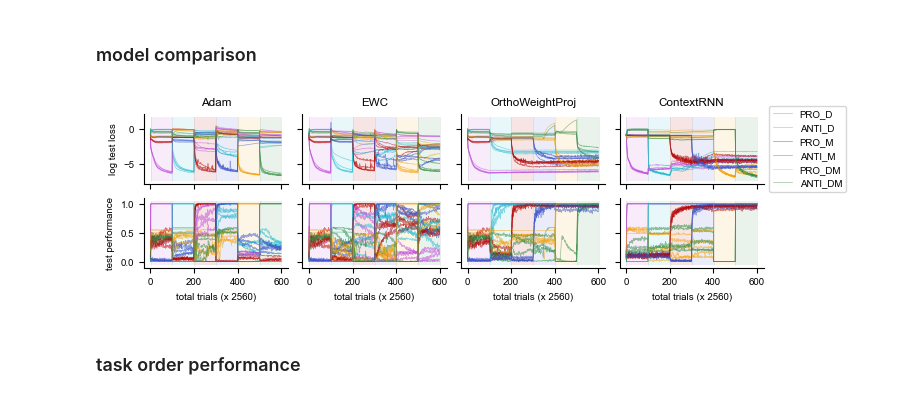
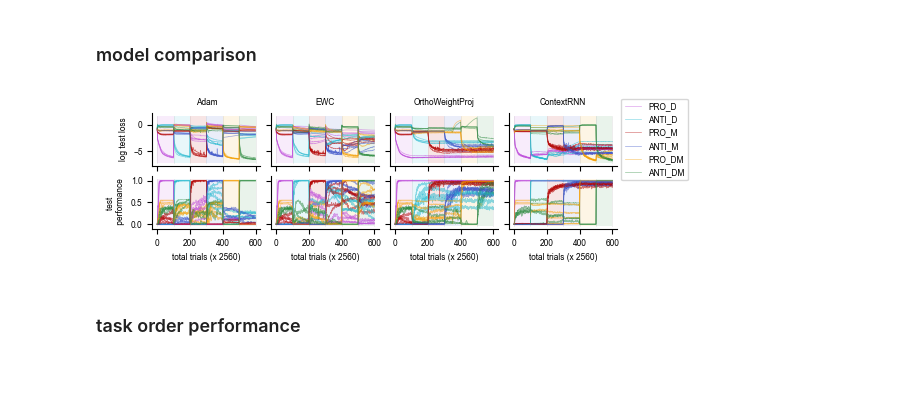
Before and after one commit to hzshan/context_inference_rnn, a Jupyter notebook: train.ipynb, the cells around one changed output. Saved outputs shown, nothing was run; the diff lists cells and outputs as text; code cells hidden in the pictures; blank space fills up the shorter version.

Commit message:
strict performance metric

```diff
--- a/train.ipynb
+++ b/train.ipynb
@@ -23,12 +24,13 @@ color_dict = {
 # %% [markdown]
 ### model comparison
 # %%
+plt.rcParams.update({'font.size': 6,})
 task_order = 'PdAdPmAmPdmAdm' # ['PdAdPmAmPdmAdm', 'PdPmAdAmPdmAdm', 'PdmAdmPdAdPmAm', 'PmPdAmAdPdmAdm']
 nonlin_str = '_relu'
 model_titles = ['Adam', 'EWC', 'OrthoWeightProj', 'ContextRNN']
 n_model = len(model_titles)
 
-fig, axes = plt.subplots(2, n_model, figsize=(2 * n_model, 2), sharex=True, sharey='row')
+fig, axes = plt.subplots(2, n_model, figsize=(1.5 * n_model, 1.5), sharex=True, sharey='row')
 fig.subplots_adjust(wspace=0.1, hspace=0.2)
 task_list, dn_ckpt = None, None
 for i_model in range(n_model):
@@ -38,46 +40,51 @@ for i_model in range(n_model):
         elif i_model == 1:
             save_name = f'leakyrnn_v1_ewc50000{nonlin_str}_{task_order}_AdamWithProj_sd{seed}'
         elif i_model == 2:
-            save_name = f'leakyrnn_proj_a0pt1_nh256{nonlin_str}_wfix0pt2_{task_order}_fix2_AdamWithProj_lr0pt01_wd1e-05_sd{seed}'
+            save_name = f'leakyrnn_v1_proj{nonlin_str}_{task_order}_AdamWithProj_sd{seed}'
+            # save_name = f'leakyrnn_proj_a0pt1_nh256{nonlin_str}_wfix0pt2_{task_order}_fix2_AdamWithProj_lr0pt01_wd1e-05_sd{seed}'
         else:
             save_name = f'cxtrnn_seq_v2_gating3_ioZ{nonlin_str}_{task_order}_tskm512_sd{seed}'
         config = load_config(save_name)
         config['retrain'] = False
+        assert config['strict'] == True
         train_fn = eval(config.get('train_fn', 'train_cxtrnn_sequential'))
         model, tr_loss_arr, ts_loss_arr, ts_perf_arr = train_fn(**config)
         task_list, dn_ckpt = config['task_list'], config['num_iter'] / config['ckpt_step']
         for irow in range(2):
             ts_arr = [np.log(ts_loss_arr), ts_perf_arr][irow]
             for itask, task in enumerate(config['task_list']):
                 label_kwargs = {'label': config['task_list'][itask]} if seed == 0 else {}
                 axes[irow, i_model].plot(ts_arr[itask], color=color_dict[task], alpha=0.5,
                                          **label_kwargs, linewidth=0.5)
 
 axes[0, -1].legend(loc='center left', bbox_to_anchor=(1, 0.5))
 for irow in range(2):
-    axes[irow, 0].set_ylabel(['log test loss', 'test performance'][irow])
+    axes[irow, 0].set_ylabel(['log test loss', 'test \n performance'][irow])
 for icol in range(n_model):
-    axes[0, icol].set_title(model_titles[icol])
+    axes[0, icol].set_title(model_titles[icol], fontsize=6)
     axes[-1, icol].set_xlabel('total trials (x 2560)')
 for ax in axes.flatten():
     ax.spines[['top', 'right']].set_visible(False)
 
 y_rngs = []
 for irow in range(2):
     y_rngs.append(axes[irow, 0].get_ylim())
 
+dn_plot = 0
 for icol in range(n_model):
     for irow in range(2):
         ax = axes[irow, icol]
         ymin, ymax = y_rngs[irow]
         for itask in range(len(task_list) + 1):
-            ax.plot([itask * dn_ckpt + 1] * 2, [ymin, ymax], alpha=0.2, linewidth=0.5, color='gray')
+            ax.plot([itask * dn_ckpt + dn_plot] * 2, [ymin, ymax], alpha=0.2, linewidth=0.5, color='gray')
         for itask, task in enumerate(task_list):
-            ax.fill_between([itask * dn_ckpt + 1, (itask + 1) * dn_ckpt + 1], ymin, ymax,
+            ax.fill_between([itask * dn_ckpt + dn_plot, (itask + 1) * dn_ckpt + dn_plot], ymin, ymax,
                             color=color_dict[task], alpha=0.1, edgecolor='none')
-fig.savefig(f'./figures/model_cmp_{task_order}.png', bbox_inches='tight')
+fig_name = f'./figures/model_cmp_{task_order}.png'
+fig.savefig(fig_name, bbox_inches='tight')
+fig.savefig(fig_name.replace('.png', '.pdf'), bbox_inches='tight')
 # %% [output]
-[figure, old version]
+[figure, new version]
 # %% [markdown]
 ### task order performance
 # %%
```
Also changed, not shown: parts of 18 cells of this notebook, 3 other files.
